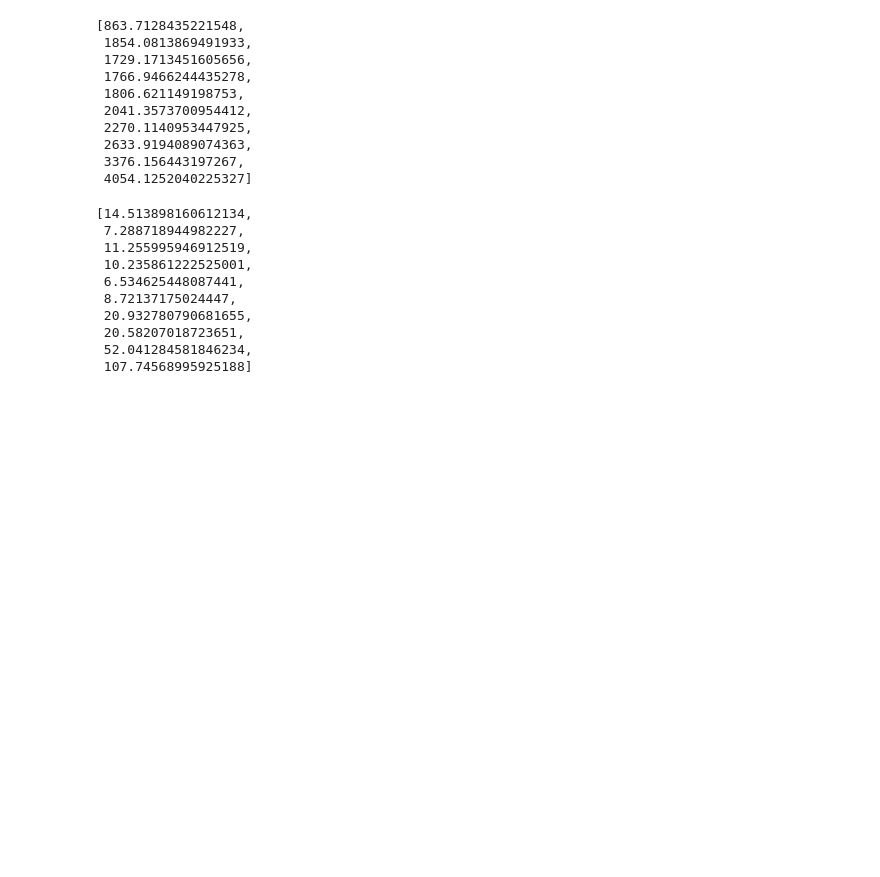
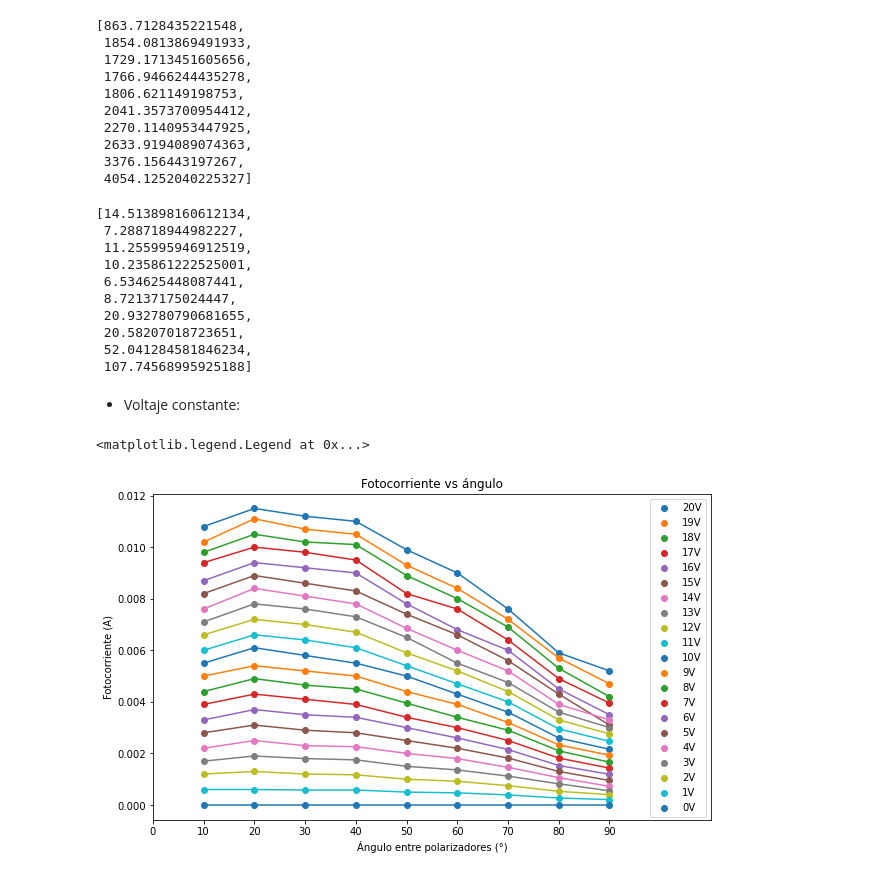
Before and after one commit to slaverdeg/Laboratorio-Moderna-GitHub, a Jupyter notebook: Fotoconductividad/codigo fotoconductividad.ipynb, the cells around one changed output. Cells and saved outputs as stored; diff of their text form; code cells hidden in the pictures; blank space fills up the shorter version.

```diff
--- a/Fotoconductividad/codigo fotoconductividad.ipynb
+++ b/Fotoconductividad/codigo fotoconductividad.ipynb
@@ -185,3 +182,22 @@ dR
  20.58207018723651,
  52.041284581846234,
  107.74568995925188]
+# %% [markdown]
+- Voltaje constante:
+# %%
+A = np.array([A10,A20,A30,A40,A50,A60,A70,A80,A90])
+grados = np.array([10,20,30,40,50,60,70,80,90])
+# %%
+plt.figure(figsize=(10, 6))
+for i in range(len(V)):
+    plt.scatter((grados),A[:,i],label=str(int(V[i]))+'V')
+    plt.plot((grados),A[:,i])
+plt.ylabel('Fotocorriente (A)')
+plt.xlabel('Ángulo entre polarizadores (°)')
+plt.title('Fotocorriente vs ángulo')
+plt.xlim(5,110)
+plt.xticks(np.linspace(0,90,10))
+plt.legend()
+# %% [output]
+<matplotlib.legend.Legend at 0x...>
+[figure, added]
```
Also changed, not shown: parts of 5 cells of this notebook, 3 other files.
